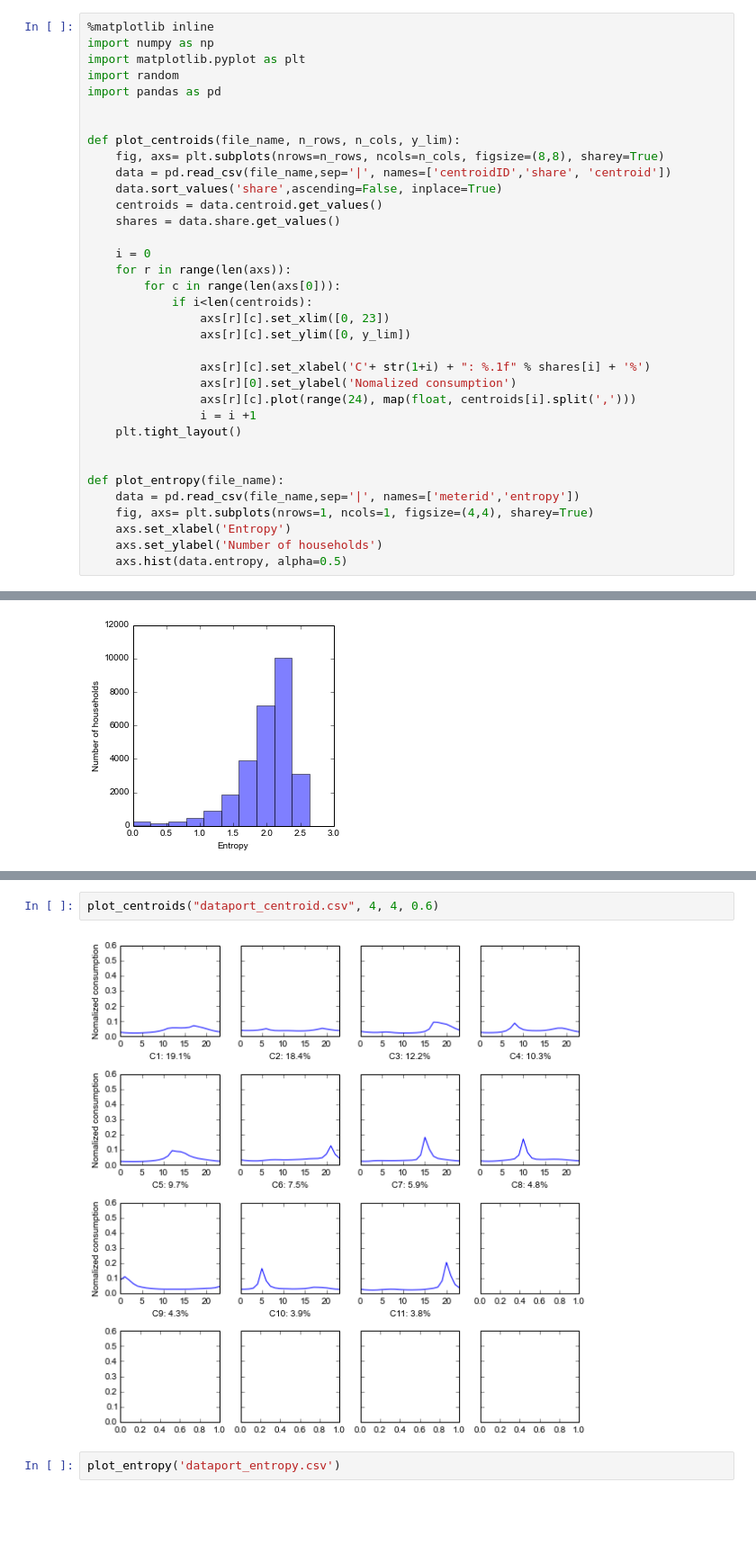
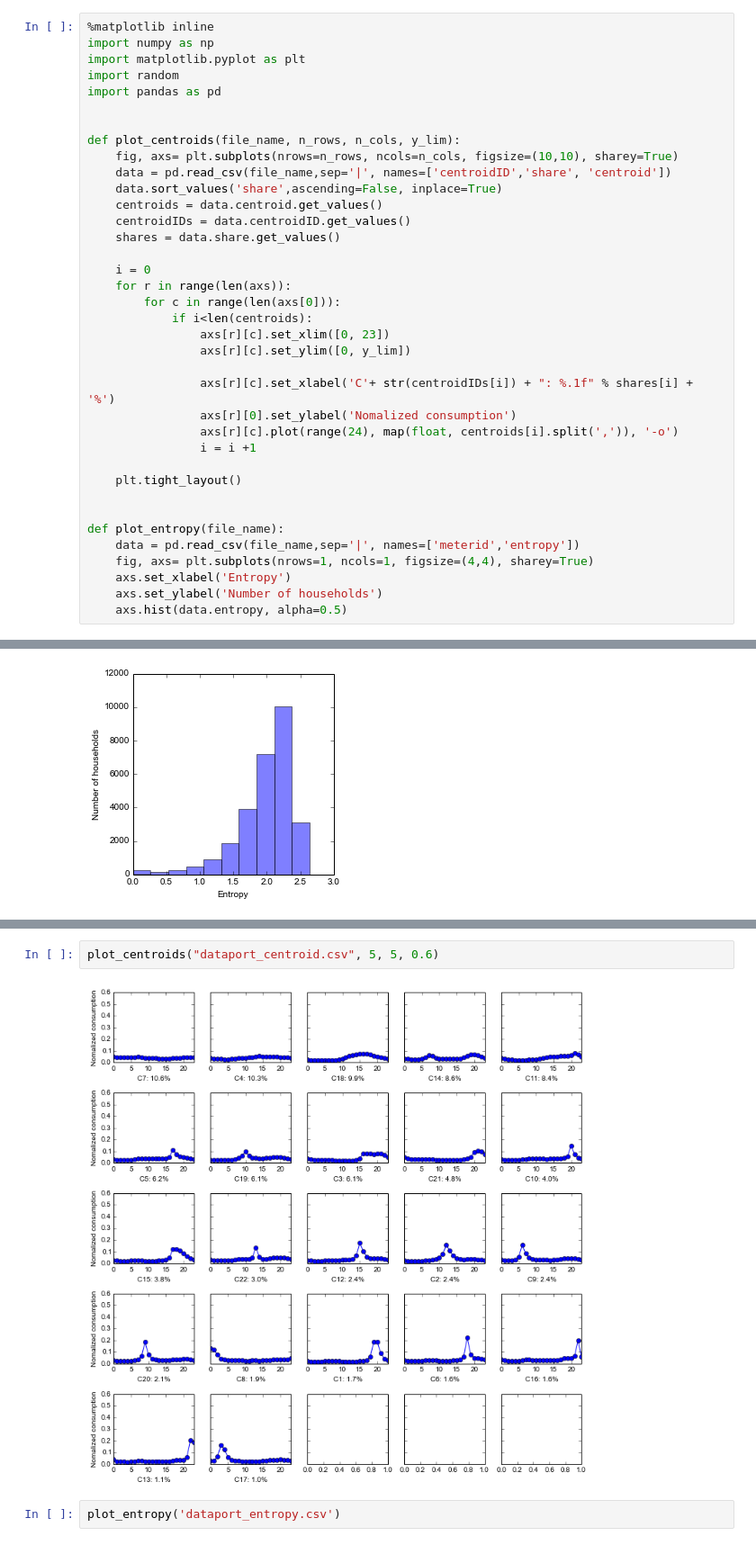
Before and after one commit to xiufengliu/SmartMeterDataAnalytics, a Jupyter notebook: experiments/clustering/Figures.ipynb, the cells around one changed output, grey strips where cells are left out. Shown at 90% size. Drawn from its saved outputs; the diff is of its cells as text; blank space fills up the shorter version.

```diff
--- a/experiments/clustering/Figures.ipynb
+++ b/experiments/clustering/Figures.ipynb
@@ -121,10 +121,11 @@ import pandas as pd
 
 
 def plot_centroids(file_name, n_rows, n_cols, y_lim):
-    fig, axs= plt.subplots(nrows=n_rows, ncols=n_cols, figsize=(8,8), sharey=True)
+    fig, axs= plt.subplots(nrows=n_rows, ncols=n_cols, figsize=(10,10), sharey=True)
     data = pd.read_csv(file_name,sep='|', names=['centroidID','share', 'centroid'])
     data.sort_values('share',ascending=False, inplace=True)
     centroids = data.centroid.get_values()
+    centroidIDs = data.centroidID.get_values()
     shares = data.share.get_values()
 
     i = 0
@@ -134,10 +135,11 @@ def plot_centroids(file_name, n_rows, n_cols, y_lim):
                 axs[r][c].set_xlim([0, 23])
                 axs[r][c].set_ylim([0, y_lim])
 
-                axs[r][c].set_xlabel('C'+ str(1+i) + ": %.1f" % shares[i] + '%')
+                axs[r][c].set_xlabel('C'+ str(centroidIDs[i]) + ": %.1f" % shares[i] + '%')
                 axs[r][0].set_ylabel('Nomalized consumption')
-                axs[r][c].plot(range(24), map(float, centroids[i].split(',')))
+                axs[r][c].plot(range(24), map(float, centroids[i].split(',')), '-o')
                 i = i +1
+
     plt.tight_layout()
 
 
@@ -190,7 +242,7 @@ plot_entropy('essex_entropy.csv')
 # %%
-plot_centroids("dataport_centroid.csv", 4, 4, 0.6)
+plot_centroids("dataport_centroid.csv", 5, 5, 0.6)
 # %% [output]
-[figure, old version]
+[figure, new version]
 # %%
 plot_entropy('dataport_entropy.csv')
 # %% [output]
```
Also changed, not shown: parts of 10 cells of this notebook, 10 other files.
